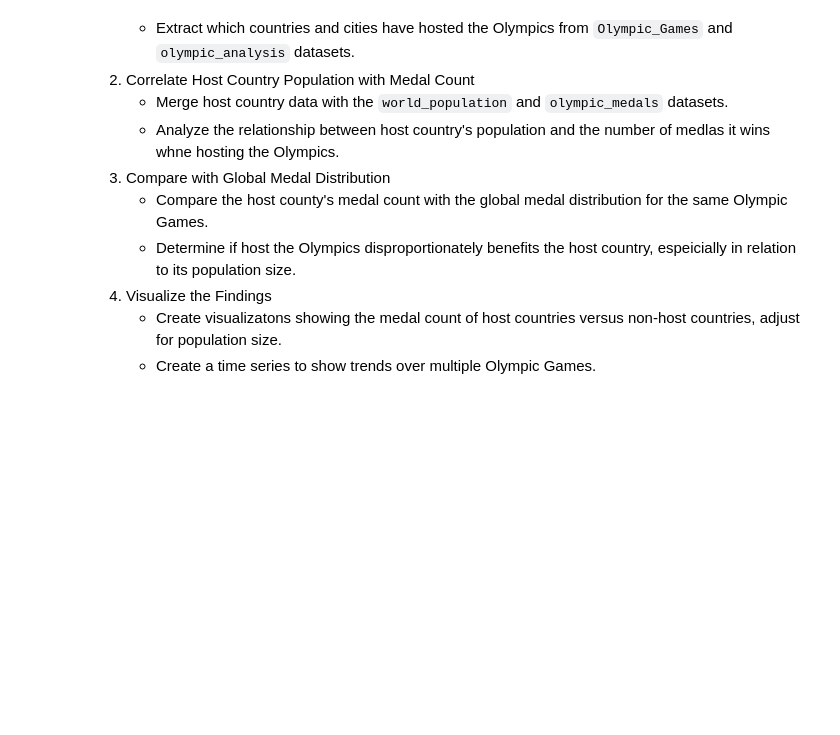
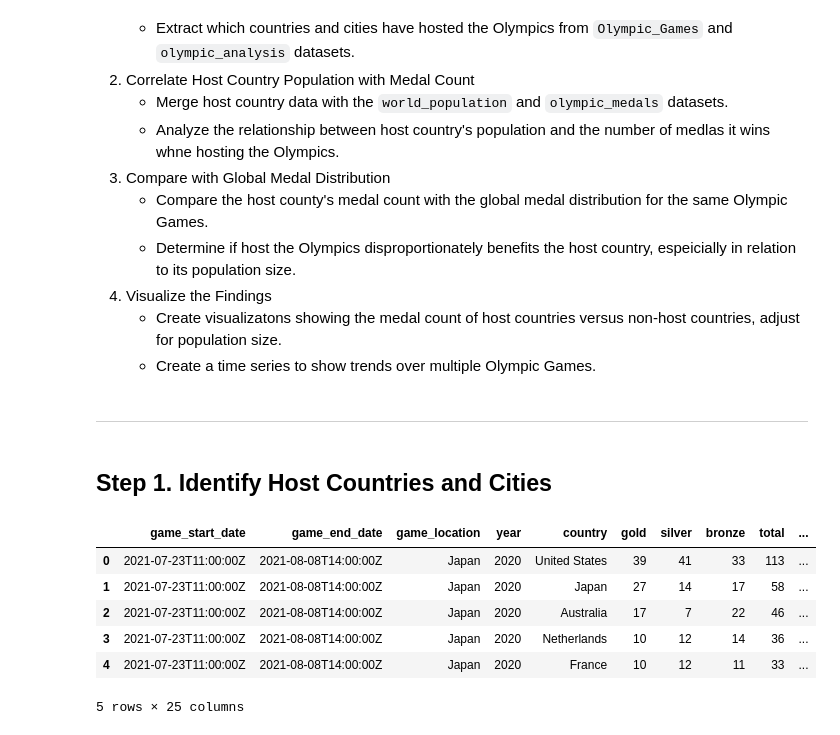
Before and after one commit to ncmoliver/olympic_analysis, a Jupyter notebook: olympic_analysis.ipynb, the cells around one changed output. Drawn from its saved outputs; the diff is of its cells as text; code cells hidden in the pictures; blank space fills up the shorter version.

```diff
--- a/olympic_analysis.ipynb
+++ b/olympic_analysis.ipynb
@@ -421,3 +420,18 @@ host_total_merged_df.plot(title="Olympics Total Medals vs Host City Total Medals
 4. Visualize the Findings
     - Create visualizatons showing the medal count of host countries versus non-host countries, adjust for population size.
     - Create a time series to show trends over multiple Olympic Games.
+# %% [markdown]
+<hr>
+# %% [markdown]
+<h2> Step 1. Identify Host Countries and Cities </h2>
+# %%
+# Extract host countries and cities from Olympic_Games.csv
+data.head()
+# %% [output]
+|  | game_start_date | game_end_date | game_location | year | country | gold | silver | bronze | total | ... |
+| 0 | 2021-07-23T11:00:00Z | 2021-08-08T14:00:00Z | Japan | 2020 | United States | 39 | 41 | 33 | 113 | ... |
+| 1 | 2021-07-23T11:00:00Z | 2021-08-08T14:00:00Z | Japan | 2020 | Japan | 27 | 14 | 17 | 58 | ... |
+| 2 | 2021-07-23T11:00:00Z | 2021-08-08T14:00:00Z | Japan | 2020 | Australia | 17 | 7 | 22 | 46 | ... |
+| 3 | 2021-07-23T11:00:00Z | 2021-08-08T14:00:00Z | Japan | 2020 | Netherlands | 10 | 12 | 14 | 36 | ... |
+| 4 | 2021-07-23T11:00:00Z | 2021-08-08T14:00:00Z | Japan | 2020 | France | 10 | 12 | 11 | 33 | ... |
+5 rows × 25 columns
```
Also changed, not shown: parts of 2 cells of this notebook.
